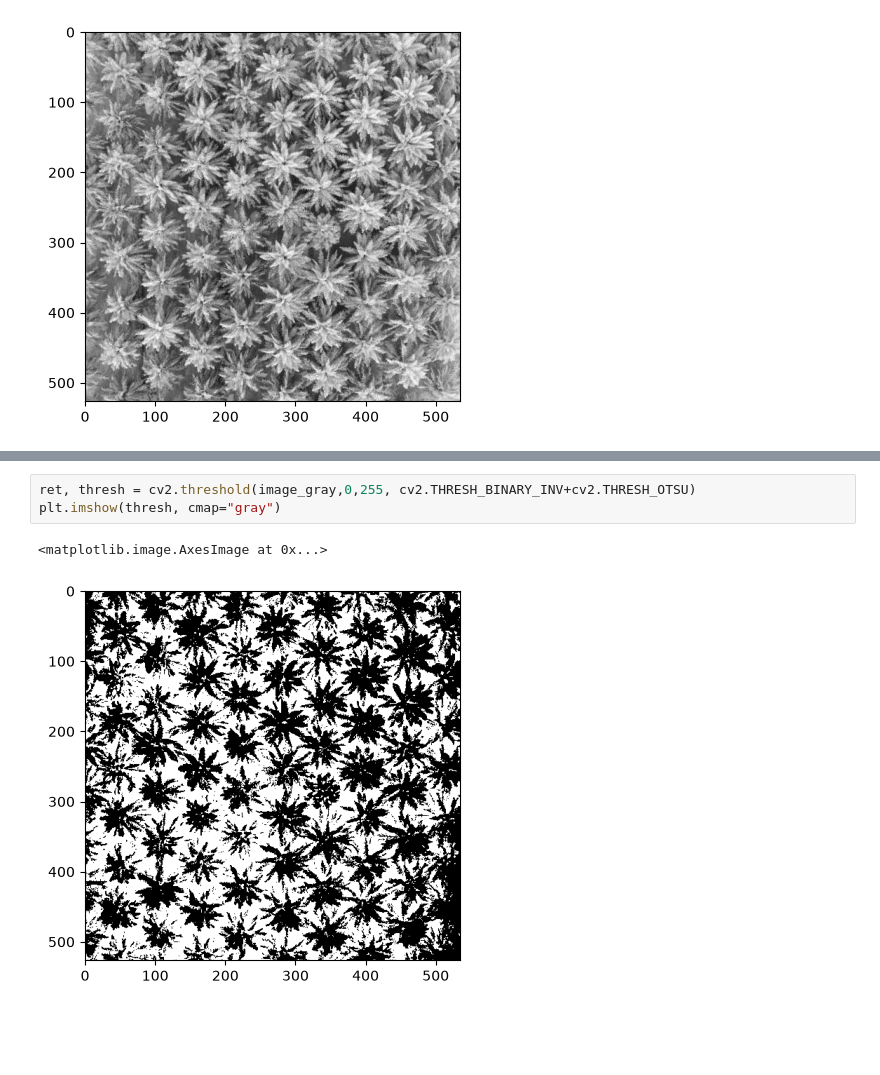
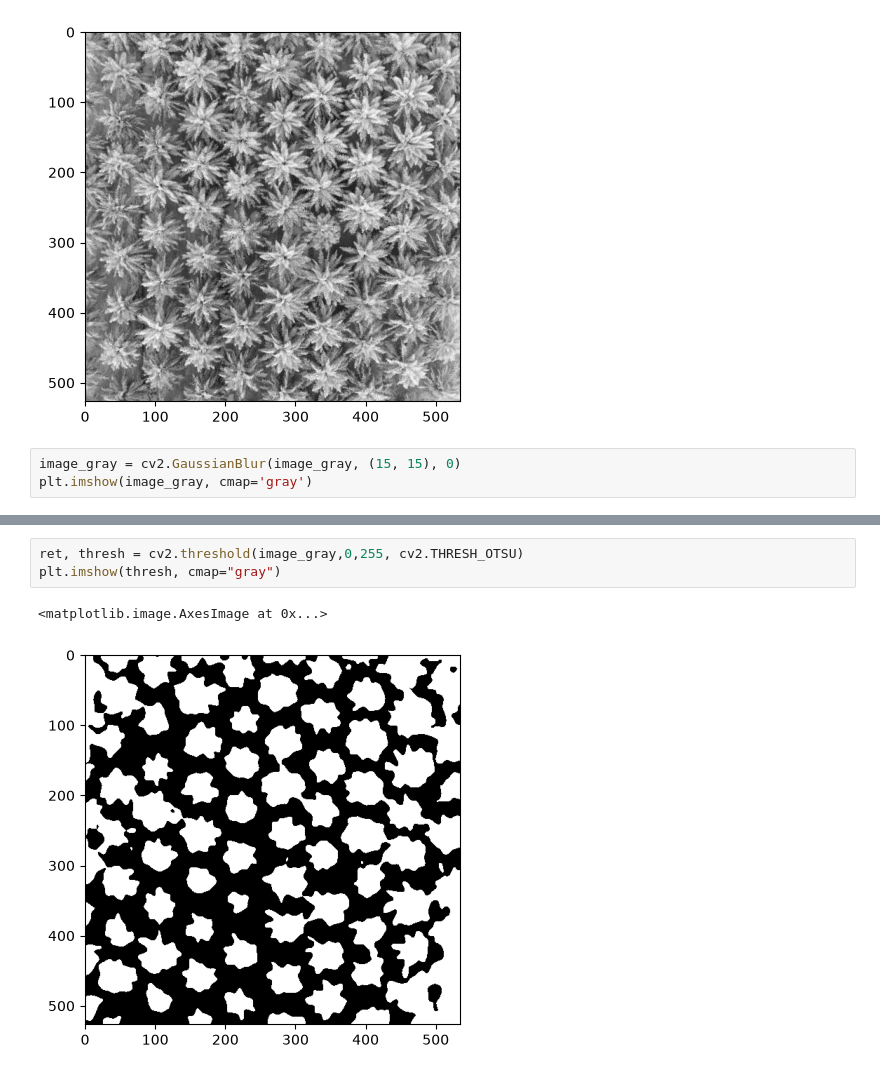
Before and after one commit to UuAcC/image_processing_repos, a Jupyter notebook: task4/Solution_Task4.ipynb, the cells around one changed output, grey strips where cells are left out. Drawn from its saved outputs; the diff is of its cells as text; blank space fills up the shorter version.

```diff
--- a/task4/Solution_Task4.ipynb
+++ b/task4/Solution_Task4.ipynb
@@ -87,3 +87,6 @@ plt.imshow(image_gray, cmap="gray")
 # %% [output]
 <matplotlib.image.AxesImage at 0x...>
 [figure]
+# %%
+image_gray = cv2.GaussianBlur(image_gray, (15, 15), 0)
+plt.imshow(image_gray, cmap='gray')
@@ -90,7 +96,7 @@ plt.imshow(image_gray, cmap="gray")
 # %%
-ret, thresh = cv2.threshold(image_gray,0,255, cv2.THRESH_BINARY_INV+cv2.THRESH_OTSU)
+ret, thresh = cv2.threshold(image_gray,0,255, cv2.THRESH_OTSU)
 plt.imshow(thresh, cmap="gray")
 # %% [output]
 <matplotlib.image.AxesImage at 0x...>
-[figure, old version]
+[figure, new version]
 # %%
```
Also changed, not shown: parts of 5 cells of this notebook, 1 other file.
